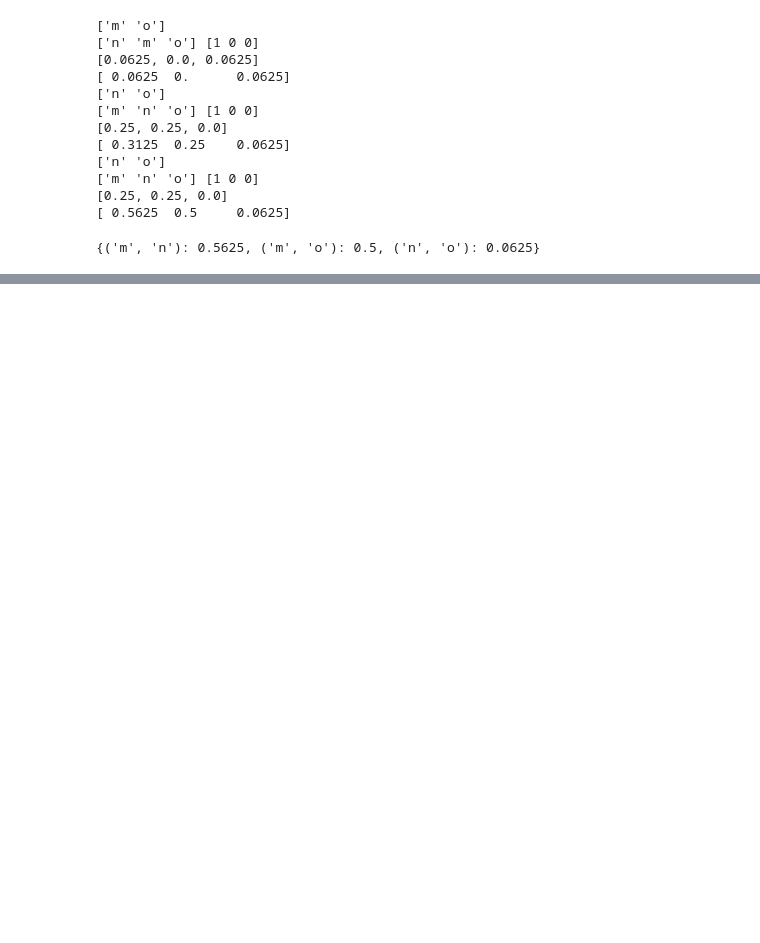
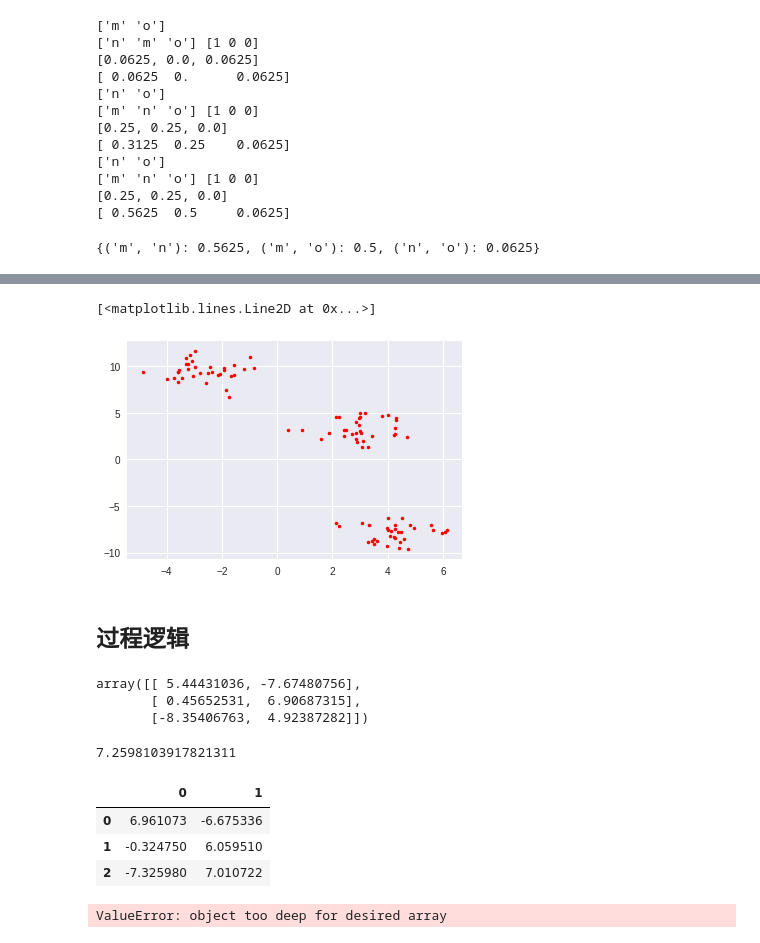
Before and after one commit to zhangxu999/DolphinML, a Jupyter notebook: Kmeans.ipynb, the cells around one changed output, grey strips where cells are left out. Cells and saved outputs as stored; diff of their text form; code cells hidden in the pictures; blank space fills up the shorter version.

```diff
--- a/Kmeans.ipynb
+++ b/Kmeans.ipynb
@@ -64,0 +277,26 @@ class
+# %%
+data,target = make_blobs(n_samples=100,centers=3)
+plt.plot(data[:,0],data[:,1],'.r')
+# %% [output]
+[<matplotlib.lines.Line2D at 0x...>]
+[figure, added]
+# %% [markdown]
+## 过程逻辑
+# %%
+avg_vector = data[np.random.randint(0,100,3)]
+avg_vector
+
+get_nearcore = lambda x:np.argmin(np.square(avg_vector - x).sum(axis=1))
+new_cluster = np.apply_along_axis(get_nearcore,axis=1,arr=data)
+
+clu_tag, new_avg = npi.group_by(new_cluster).mean(data)
+
+np.abs(new_avg - avg_vector)
+# %% [output]
+array([[ 5.44431036, -7.67480756],
+       [ 0.45652531,  6.90687315],
+       [-8.35406763,  4.92387282]])
+# %%
+np.abs(new_avg - avg_vector).sum()
+# %% [output]
+7.2598103917821311
@@ -64,0 +305,7 @@ class
+# %%
+df1.groupby(by=new_cluster).mean()
+# %% [output]
+|  | 0 | 1 |
+| 0 | 6.961073 | -6.675336 |
+| 1 | -0.324750 | 6.059510 |
+| 2 | -7.325980 | 7.010722 |
@@ -64,0 +314,8 @@ class
+# %%
+# now sum the values of pred corresponding to each index value
+sum_pred = np.bincount(idx, weights=data)
+
+# finally, divide by the number of occurrences for each user name
+mean_pred = sum_pred / counts
+# %% [output]
+ValueError: object too deep for desired array
```
Also changed, not shown: parts of 39 cells of this notebook.
